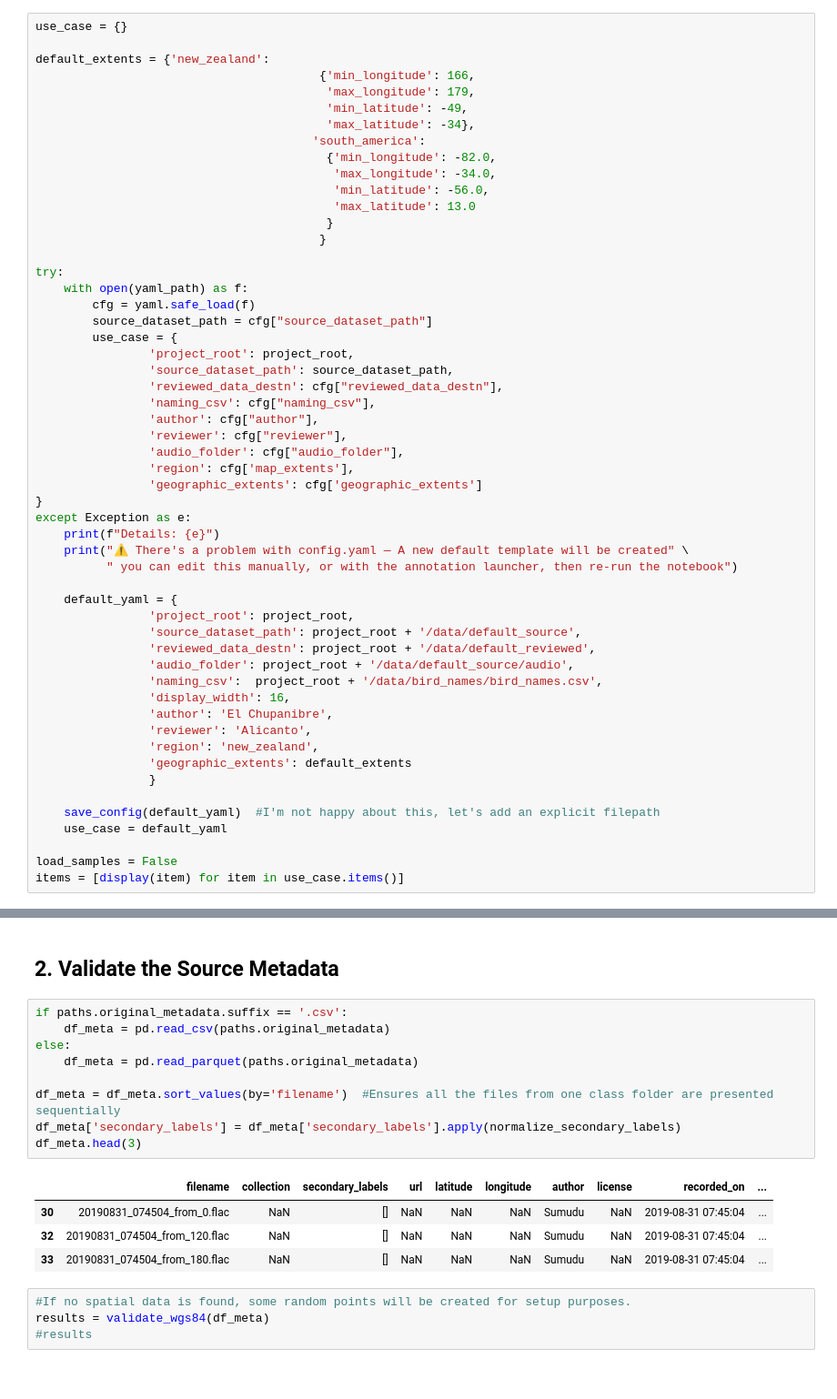
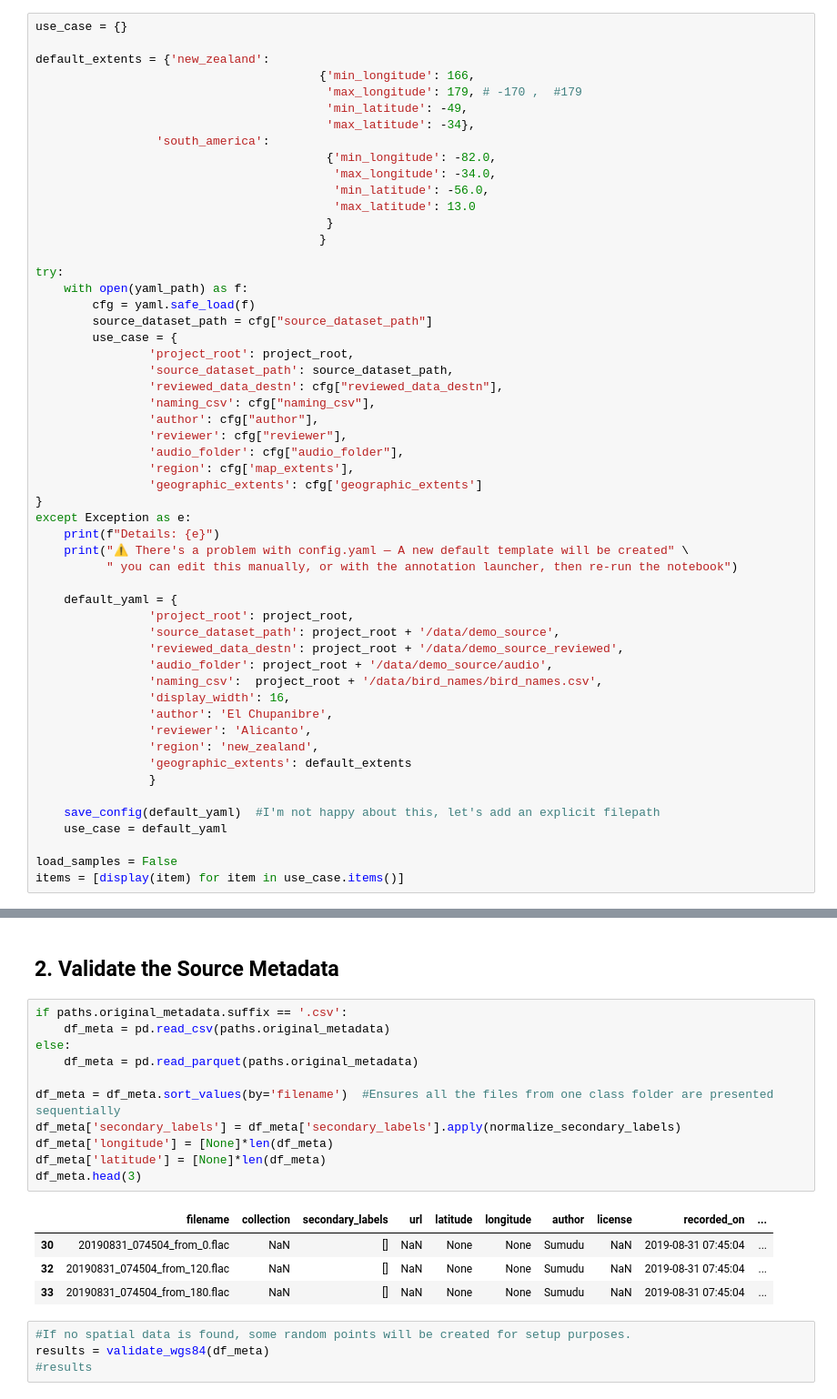
Before and after one commit to Wologman/Anqa, a Jupyter notebook: notebooks/explore_data.ipynb, the cells around one changed output, grey strips where cells are left out. Shown at 91% size. Cells and saved outputs as stored; diff of their text form.

```diff
--- a/notebooks/explore_data.ipynb
+++ b/notebooks/explore_data.ipynb
@@ -43,10 +43,10 @@ use_case = {}
 
 default_extents = {'new_zealand':
                                         {'min_longitude': 166,
-                                         'max_longitude': 179,
+                                         'max_longitude': 179, # -170 ,  #179
                                          'min_latitude': -49,
                                          'max_latitude': -34},
-                                       'south_america':
+                 'south_america':
                                          {'min_longitude': -82.0,
                                           'max_longitude': -34.0,
                                           'min_latitude': -56.0,
@@ -76,9 +76,9 @@ except Exception as e:
 
     default_yaml = {
                 'project_root': project_root,
-                'source_dataset_path': project_root + '/data/default_source',
-                'reviewed_data_destn': project_root + '/data/default_reviewed',
-                'audio_folder': project_root + '/data/default_source/audio',
+                'source_dataset_path': project_root + '/data/demo_source',
+                'reviewed_data_destn': project_root + '/data/demo_source_reviewed',
+                'audio_folder': project_root + '/data/demo_source/audio',
                 'naming_csv':  project_root + '/data/bird_names/bird_names.csv',
                 'display_width': 16,
                 'author': 'El Chupanibre',
@@ -155,17 +155,19 @@ else:
 # %%
 if paths.original_metadata.suffix == '.csv':
     df_meta = pd.read_csv(paths.original_metadata)
 else:
     df_meta = pd.read_parquet(paths.original_metadata)
 
 df_meta = df_meta.sort_values(by='filename')  #Ensures all the files from one class folder are presented sequentially
 df_meta['secondary_labels'] = df_meta['secondary_labels'].apply(normalize_secondary_labels)
+df_meta['longitude'] = [None]*len(df_meta)
+df_meta['latitude'] = [None]*len(df_meta)
 df_meta.head(3)
 # %% [output]
 |  | filename | collection | secondary_labels | url | latitude | longitude | author | license | recorded_on | ... |
-| 30 | 20190831_074504_from_0.flac | NaN | [] | NaN | NaN | NaN | Sumudu | NaN | 2019-08-31 07:45:04 | ... |
-| 32 | 20190831_074504_from_120.flac | NaN | [] | NaN | NaN | NaN | Sumudu | NaN | 2019-08-31 07:45:04 | ... |
-| 33 | 20190831_074504_from_180.flac | NaN | [] | NaN | NaN | NaN | Sumudu | NaN | 2019-08-31 07:45:04 | ... |
+| 30 | 20190831_074504_from_0.flac | NaN | [] | NaN | None | None | Sumudu | NaN | 2019-08-31 07:45:04 | ... |
+| 32 | 20190831_074504_from_120.flac | NaN | [] | NaN | None | None | Sumudu | NaN | 2019-08-31 07:45:04 | ... |
+| 33 | 20190831_074504_from_180.flac | NaN | [] | NaN | None | None | Sumudu | NaN | 2019-08-31 07:45:04 | ... |
 # %%
 #If no spatial data is found, some random points will be created for setup purposes.
 results = validate_wgs84(df_meta)
```
Also changed, not shown: parts of 13 cells of this notebook, 1 other file.
